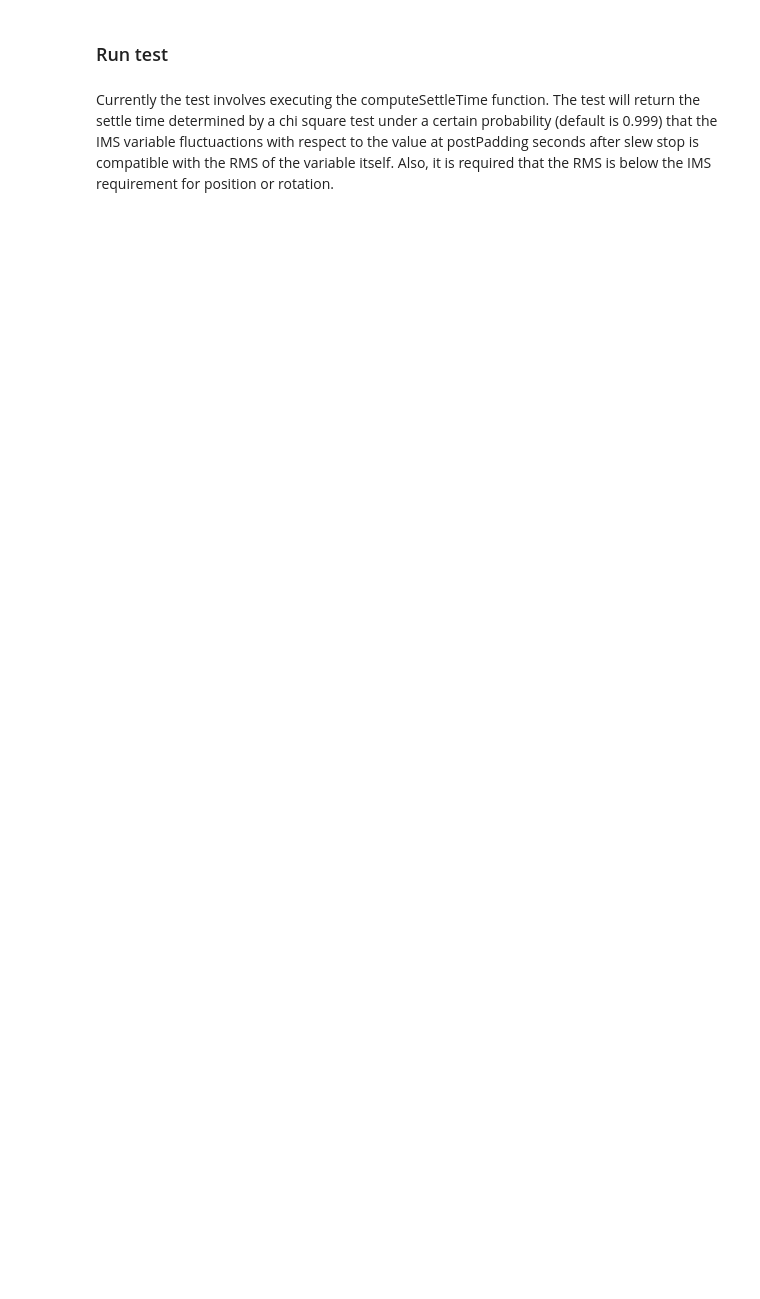
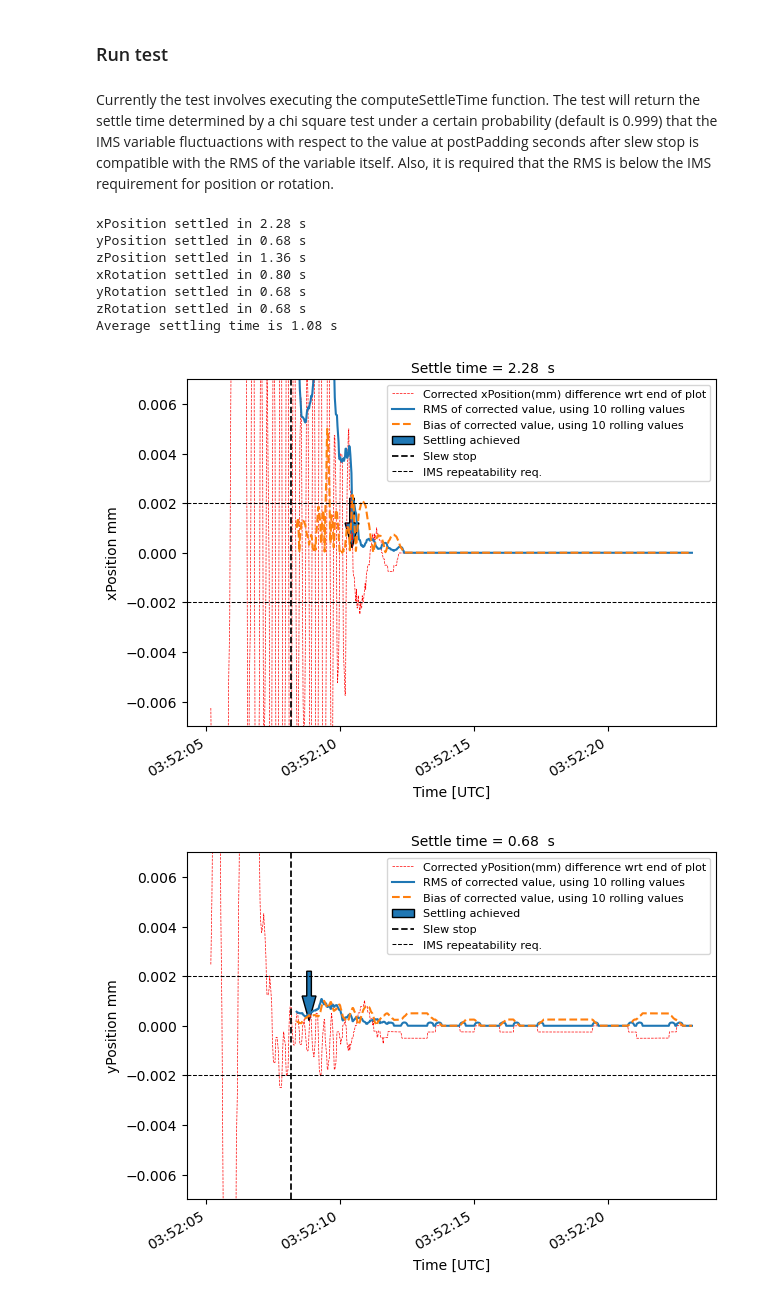
Before and after one commit to lsst-sitcom/notebooks_vandv, a Jupyter notebook: notebooks/tel_and_site/subsys_req_ver/m1m3/SITCOMTN-095_settling_time_chi2test.ipynb, the cells around one changed output. Cells and saved outputs as stored; diff of their text form; code cells hidden in the pictures; blank space fills up the shorter version.

```diff
--- a/notebooks/tel_and_site/subsys_req_ver/m1m3/SITCOMTN-095_settling_time_chi2test.ipynb
+++ b/notebooks/tel_and_site/subsys_req_ver/m1m3/SITCOMTN-095_settling_time_chi2test.ipynb
@@ -215,7 +215,7 @@ def computeSettleTime(
             -0.5 * rmsReq,
             width=2e-6,
             head_length=0.5 * rmsReq,
-            label = 'Settling achieved'
+            label="Settling achieved",
         )
         plt.text(
             0.5,
@@ -302,14 +305,15 @@ print(f"Found {len(slews)} slews and {len(tracks)} tracks")
 # %%
 # Get events related to soak tests (block 137 currently)
-block137Events = []
+blockEvents = []
+blockNb = 146
 for event in events:
     blockInfos = event.blockInfos
     if blockInfos is None:
         continue  # no block info attached to event at all
 
-    # check if any of the attached blockInfos are for block 137
+    # check if any of the attached blockInfos are for specified block
     blockNums = {b.blockNumber for b in blockInfos}
-    if 137 in blockNums:
-        block137Events.append(event)
+    if blockNb in blockNums:
+        blockEvents.append(event)
 
-print(f"Of the {len(events)} events, {len(block137Events)} relate to block 137.")
+print(f"Of the {len(events)} events, {len(blockEvents)} relate to block {blockNb}.")
@@ -316,10 +322,10 @@ print(f"Of the {len(events)} events, {len(block137Events)} relate to block 137."
 # %%
 # Print out sequential number of events that have certain characteristics
 s = 0
-for i in range(len(block137Events)):
+for i in range(len(blockEvents)):
     if (
-        block137Events[i].endReason == TMAState.TRACKING
-        and block137Events[i].type == TMAState.SLEWING
+        blockEvents[i].endReason == TMAState.TRACKING
+        and blockEvents[i].type == TMAState.SLEWING
     ):
         s = s + 1
-        print(block137Events[i].seqNum, end=", ")
+        print(blockEvents[i].seqNum, end=", ")
@@ -326,5 +334,5 @@ for i in range(len(block137Events)):
 # %%
-targetSeqNum = 290
+targetSeqNum = 542
 # %%
 # find the appropriate slews index that has the sequential number selected above
 for s, sl in enumerate(slews):
@@ -376,30 +390,40 @@ Currently the test involves executing the computeSettleTime function. The test w
 # %%
 %matplotlib inline
 # np.set_printoptions(threshold=sys.maxsize)
 # pd.set_option("display.max_rows", None)
 settle_intervals = np.empty(6)
 c = 0
 
 for col in all_columns:
     if col in pos_columns:
         req = req_rms_position
     else:
         req = req_rms_rotation
     settle_interval = computeSettleTime(
         df_ims=df_ims,
         referenceTime=t1,
         lo_delta_t=5,
         hi_delta_t=postPadding,
         imsColumn=col,
         rmsReq=req,
         req_delta_t=req_delta_t,
-        chi2prob=0.99,
+        chi2prob=0.999,
     )
     if settle_interval >= 0:
         print(f"{col} settled in {settle_interval:.2f} s")
     else:
         print(f"{col} not settled in {postPadding} s")
     settle_intervals[c] = settle_interval
     c = c + 1
 avg = np.mean(settle_intervals[settle_intervals >= 0])
 print(f"Average settling time is {avg:.2f} s")
+# %% [output]
+xPosition settled in 2.28 s
+yPosition settled in 0.68 s
+zPosition settled in 1.36 s
+xRotation settled in 0.80 s
+yRotation settled in 0.68 s
+zRotation settled in 0.68 s
+Average settling time is 1.08 s
+[figure, added]
+[figure, added]
```
Also changed, not shown: parts of 8 cells of this notebook, 1 other file.
